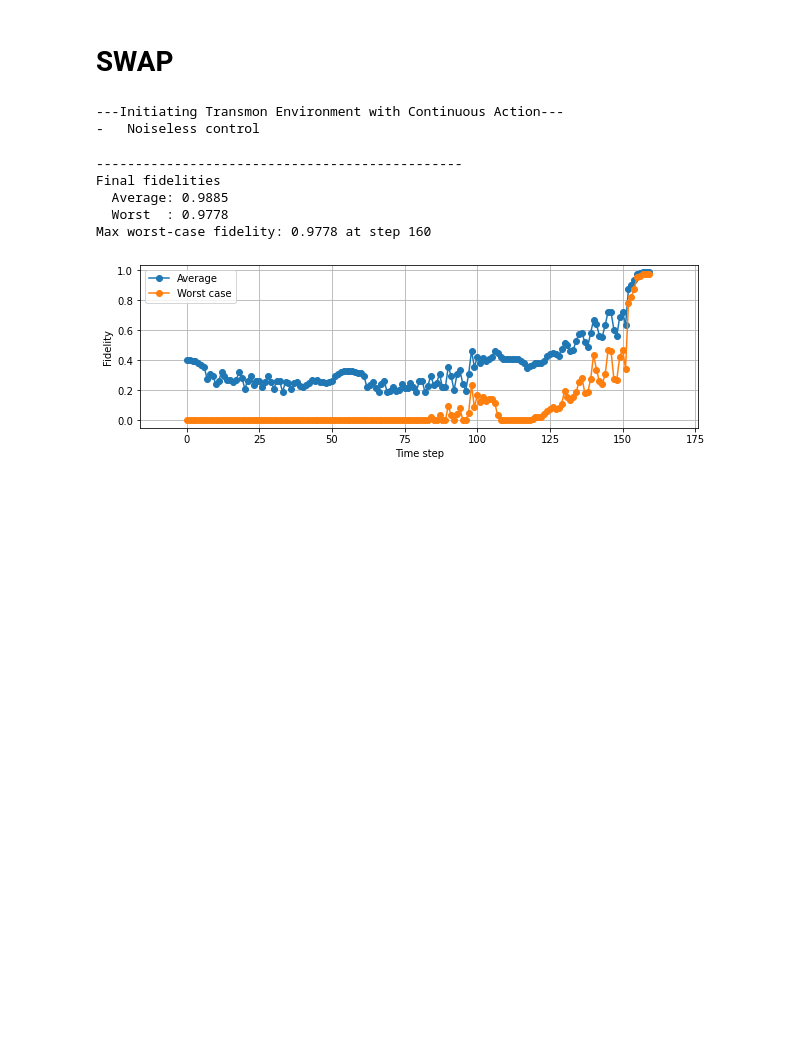
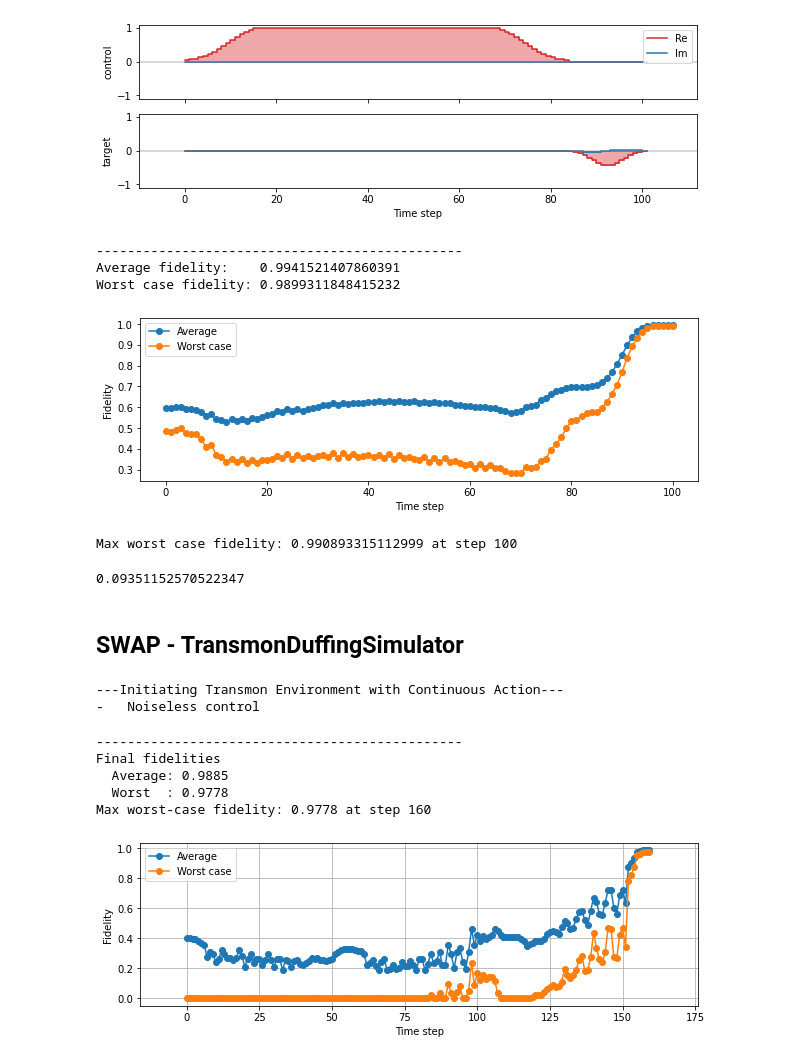
Before and after one commit to honamnguyen/drl_gatedesign, a Jupyter notebook: gym/dev_gym.ipynb, the cells around one changed output. Drawn from its saved outputs; the diff is of its cells as text; code cells hidden in the pictures; blank space fills up the shorter version.

Commit message:
transmon gym v7, compatible with quspin and new simulators, consolidate code to `qtool` package

```diff
--- a/dev_gym.ipynb
+++ b/gym/dev_gym.ipynb
@@ -958,4 +60,72 @@ nanosec = 1e-9
+# %%
+# cross-resonance
+sig = 14.5/(duration/num_seg)
+amp = 1
+phase = 0
+
+x_gauss = np.linspace(0,duration_gauss,duration_gauss+1)
+x_const = np.ones(duration_const)
+cr1_pulse = cr1(x_gauss,x_const,amp,sig,phase)
+
+# drag
+sig = 7.3/(duration/num_seg)
+amp = -0.43
+beta = 0.4
+
+x_drag = np.linspace(0,duration_drag,duration_drag+1)
+drag_pulse = drag(x_drag,amp,beta,sig)
+
+# combine
+cr1_total_pulse = np.hstack([cr1_pulse,np.zeros_like(cr1_pulse)])
+drag_total_pulse = np.hstack([np.zeros_like(drag_pulse),drag_pulse])
+total_pulse = np.vstack([cr1_total_pulse,drag_total_pulse])
+
+channel_labels = ['control','target']
+plot_pulse(total_pulse,channel_labels)
+plt.show()
+
+# run environment
+env.step_params['reward_type'] = 'average'
+env.reset()
+avg_fids = []
+states = []
+for action in total_pulse:
+    state,reward,done,_ = env.step(action)
+    avg_fids.append(env.fid)
+    states.append(state)
+avg_fids = np.array(avg_fids)
+states = np.array(states)
+
+env.step_params['reward_type'] = 'worst'
+env.reset()
+worst_fids = []
+for action in total_pulse:
+    state,reward,done,_ = env.step(action)
+    worst_fids.append(env.fid)
+worst_fids = np.array(worst_fids)
+
+print('-----------------------------------------------')
+print(f'Average fidelity:    {avg_fids[-1]}')
+print(f'Worst case fidelity: {worst_fids[-1]}')
+
+plt.figure(figsize=(10,3))
+plt.plot(avg_fids,'o-',label='Average')
+plt.plot(worst_fids,'o-',label='Worst case')
+plt.xlabel('Time step')
+plt.ylabel('Fidelity')
+plt.legend()
+plt.show()
+print(f'Max worst case fidelity: {worst_fids.max()} at step {worst_fids.argmax()+1}')
+abs(total_pulse[1:]-total_pulse[:-1]).max()
+# %% [output]
+[figure, added]
+-----------------------------------------------
+Average fidelity:    0.9941521407860391
+Worst case fidelity: 0.9899311848415232
+[figure, added]
+Max worst case fidelity: 0.990893315112999 at step 100
+0.09351152570522347
 # %% [markdown]
-# SWAP
+## SWAP - TransmonDuffingSimulator
 # %%
 # physical setting
```
Also changed, not shown: parts of 10 cells of this notebook, 12 other files.
